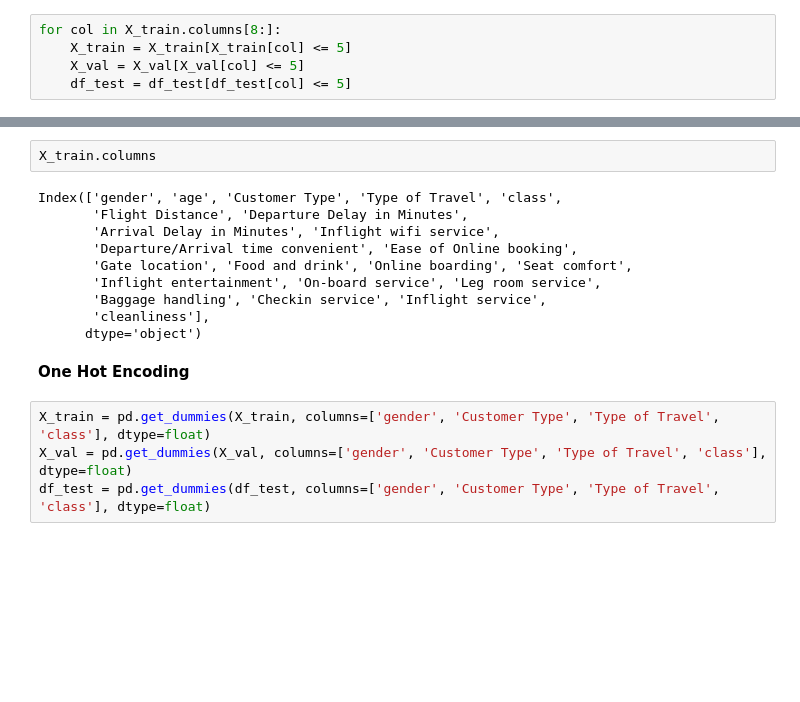
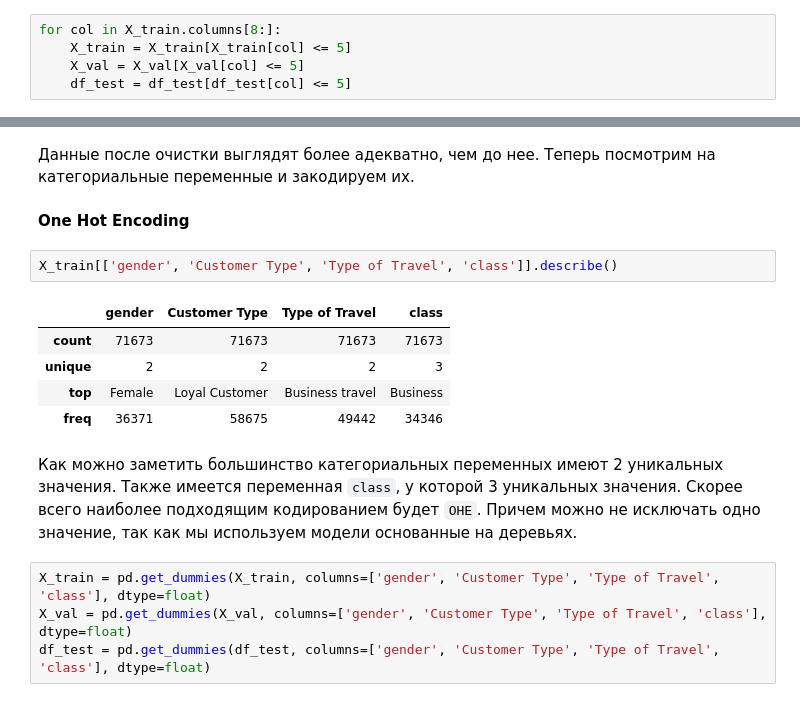
Before and after one commit to inreleppik/HSE_AI_ML, a Jupyter notebook: HW_4/AI_HW4_woodenML_pro.ipynb, the cells around one changed output, grey strips where cells are left out. Saved outputs shown, nothing was run; the diff lists cells and outputs as text; blank space fills up the shorter version.

```diff
--- a/HW_4/AI_HW4_woodenML_pro.ipynb
+++ b/HW_4/AI_HW4_woodenML_pro.ipynb
@@ -1692,20 +1676,20 @@ df_test.describe()
 | 50% | 40.000000 | 846.000000 | 0.000000 | 0.000000 | 3.000000 | ... |
 | 75% | 51.000000 | 1744.000000 | 12.000000 | 13.000000 | 4.000000 | ... |
 | max | 93.000000 | 16575.000000 | 1375.000000 | 299.000000 | 5.000000 | ... |
-# %%
-X_train.columns
-# %% [output]
-Index(['gender', 'age', 'Customer Type', 'Type of Travel', 'class',
-       'Flight Distance', 'Departure Delay in Minutes',
-       'Arrival Delay in Minutes', 'Inflight wifi service',
-       'Departure/Arrival time convenient', 'Ease of Online booking',
-       'Gate location', 'Food and drink', 'Online boarding', 'Seat comfort',
-       'Inflight entertainment', 'On-board service', 'Leg room service',
-       'Baggage handling', 'Checkin service', 'Inflight service',
-       'cleanliness'],
-      dtype='object')
+# %% [markdown]
+Данные после очистки выглядят более адекватно, чем до нее. Теперь посмотрим на категориальные переменные и закодируем их.
 # %% [markdown]
 **One Hot Encoding**
+# %%
+X_train[['gender', 'Customer Type', 'Type of Travel', 'class']].describe()
+# %% [output]
+|  | gender | Customer Type | Type of Travel | class |
+| count | 71673 | 71673 | 71673 | 71673 |
+| unique | 2 | 2 | 2 | 3 |
+| top | Female | Loyal Customer | Business travel | Business |
+| freq | 36371 | 58675 | 49442 | 34346 |
+# %% [markdown]
+Как можно заметить большинство категориальных переменных имеют 2 уникальных значения. Также имеется переменная `class`, у которой 3 уникальных значения. Скорее всего наиболее подходящим кодированием будет `OHE`. Причем можно не исключать одно значение, так как мы используем модели основанные на деревьях.
 # %%
 X_train = pd.get_dummies(X_train, columns=['gender', 'Customer Type', 'Type of Travel', 'class'], dtype=float)
 X_val = pd.get_dummies(X_val, columns=['gender', 'Customer Type', 'Type of Travel', 'class'], dtype=float)
```
Also changed, not shown: parts of 32 cells of this notebook.
